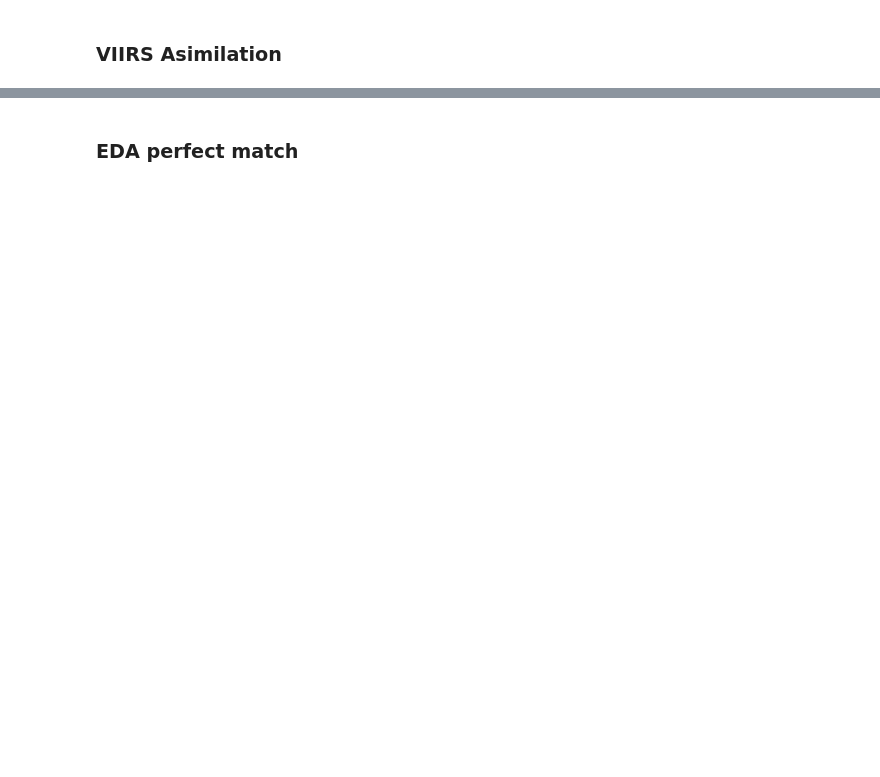
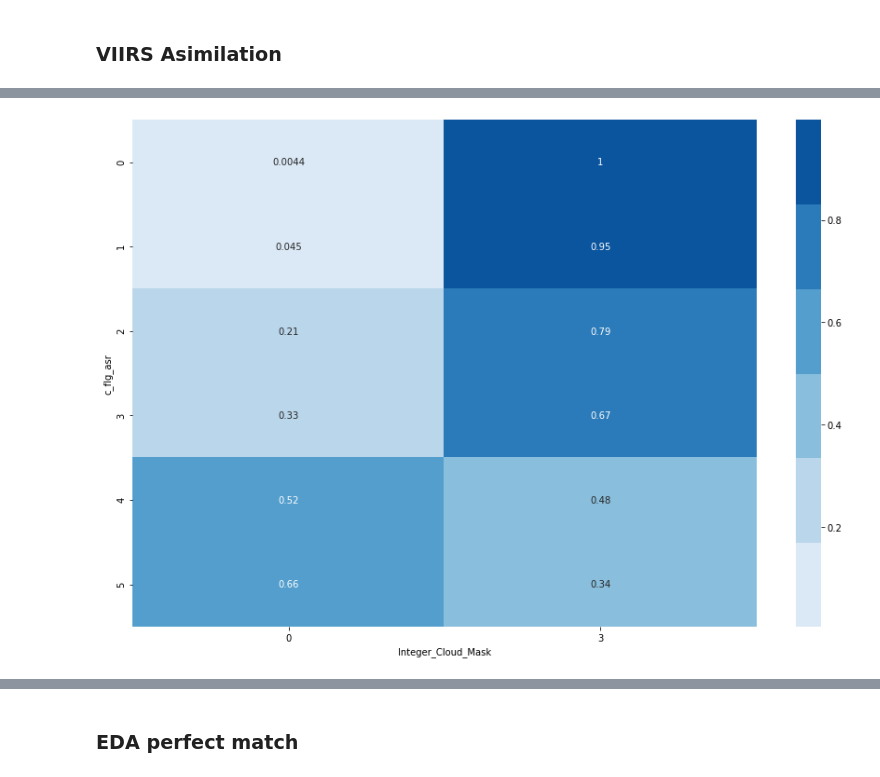
Before and after one commit to ICESAT-2HackWeek/CloudMask, a Jupyter notebook: CloudMask.ipynb, the cells around one changed output, grey strips where cells are left out. Drawn from its saved outputs; the diff is of its cells as text; code cells hidden in the pictures; blank space fills up the shorter version.

```diff
--- a/CloudMask.ipynb
+++ b/CloudMask.ipynb
@@ -417,0 +376,21 @@ df.head()
+# %%
+# Points to use in training
+#N = 100000
+N = 5000
+# Variables I want to use
+#col_names = ['h_rb', 'height_sigma', 'snr_significance','s_fg', 'n_fit_photons_ratio_w']
+col_names = ['height','slope_dx', 'slope_dy', 'snr', 'h_rb', 'height_sigma', 'snr_significance','s_fg', 'n_fit_photons_ratio_w', 'c_flg_asr']
+col_names = ['height','slope_dx', 'slope_dy', 'snr', 'h_rb', 'height_sigma', 'snr_significance','s_fg', 'n_fit_photons_ratio_w', 'c_flg_asr', 'lat', 'lon']
+
+# restriction to strong beam
+df_train_sample = df_train[df_train.beam_strength == 'strong'].sample(n=N)
+df_val_sample = df_val[df_val.beam_strength == 'strong'].sample(n=N)
+
+X_train = df_train_sample[col_names].to_numpy()
+X_val   = df_val_sample[col_names].to_numpy()
+
+
+Y_train = df_train_sample[['q_viirs']].to_numpy().reshape(-1)
+Y_val   = df_val_sample[['q_viirs']].to_numpy().reshape(-1)
+
+Y_train_fake = df_train_sample[['q_flag']].to_numpy().reshape(-1)
@@ -417,0 +459,6 @@ df.head()
+# %%
+import seaborn as sns
+
+ax = sns.heatmap(pd.crosstab(df_train_sample.c_flg_asr, df_train_sample.Integer_Cloud_Mask, normalize = "index"), annot=True, cmap = sns.color_palette("Blues"))
+# %% [output]
+[figure, added]
```
Also changed, not shown: parts of 116 cells of this notebook.
